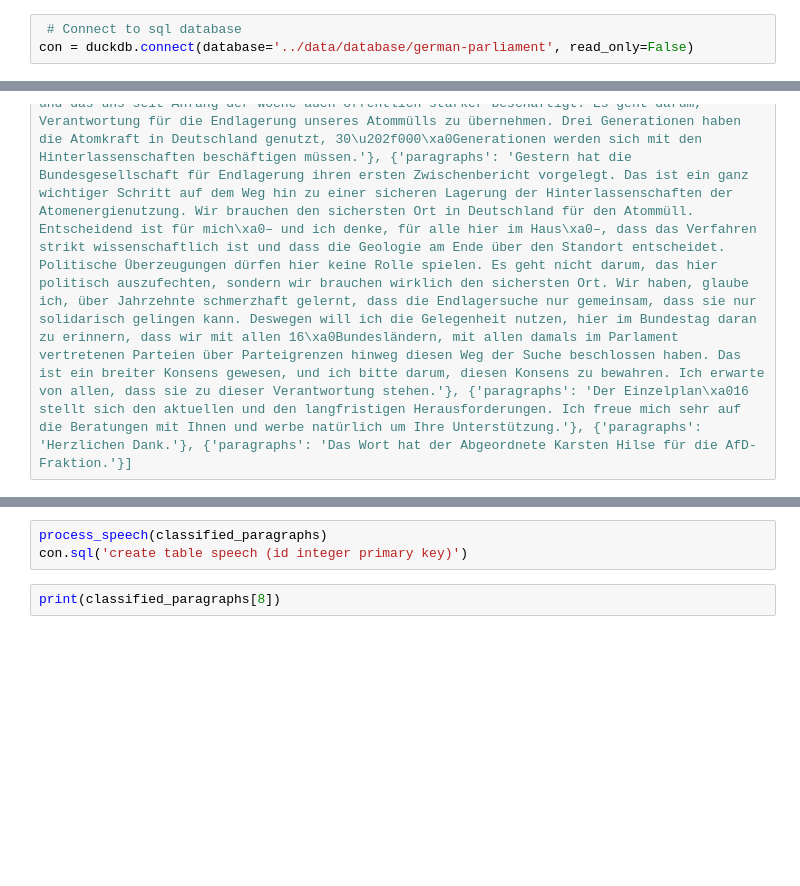
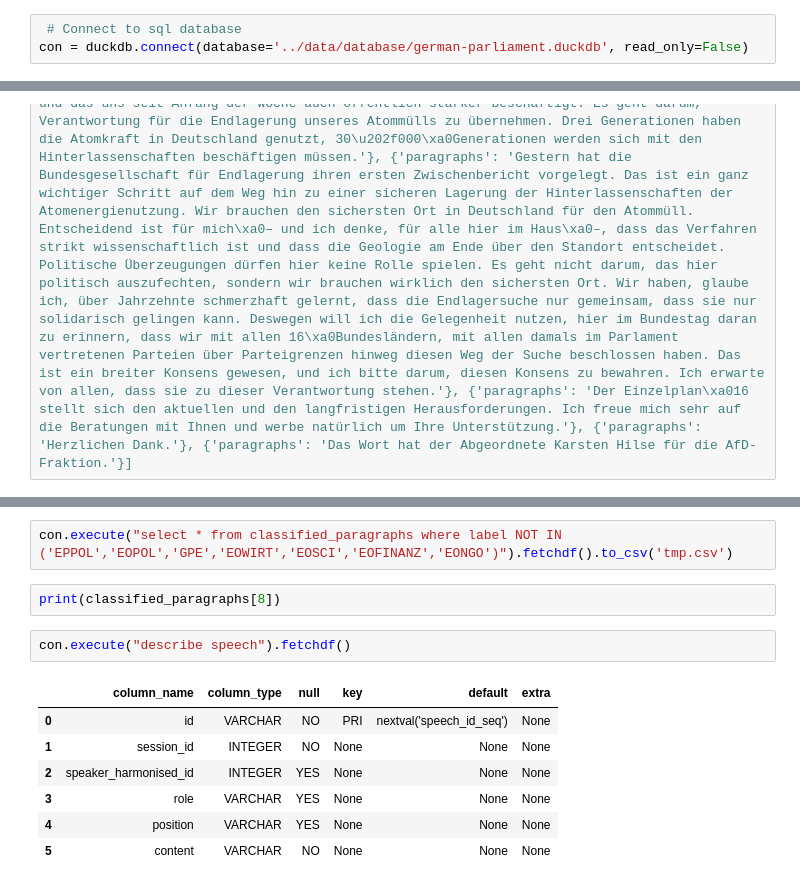
Before and after one commit to MarisLeander/stance-detection-german-llm, a Jupyter notebook: extract-group-mention/extract_group_mention.ipynb, the cells around one changed output, grey strips where cells are left out. Saved outputs shown, nothing was run; the diff lists cells and outputs as text; blank space fills up the shorter version.

```diff
--- a/extract-group-mention/extract_group_mention.ipynb
+++ b/extract-group-mention/extract_group_mention.ipynb
@@ -7,6 +21,6 @@ print("Import successful!!")
 # %%
  # Connect to sql database
-con = duckdb.connect(database='../data/database/german-parliament', read_only=False)
+con = duckdb.connect(database='../data/database/german-parliament.duckdb', read_only=False)
 # %%
 def preprocess_speech(speech:tuple) -> tuple[int, list[str]]:
     # We only need the speech it to later identify the origin speech
@@ -211,5 +239,14 @@ NameError: name 'con' is not defined
 # %%
-process_speech(classified_paragraphs)
-con.sql('create table speech (id integer primary key)')
+con.execute("select * from classified_paragraphs where label NOT IN ('EPPOL','EOPOL','GPE','EOWIRT','EOSCI','EOFINANZ','EONGO')").fetchdf().to_csv('tmp.csv')
 # %%
 print(classified_paragraphs[8])
+# %%
+con.execute("describe speech").fetchdf()
+# %% [output]
+|  | column_name | column_type | null | key | default | extra |
+| 0 | id | VARCHAR | NO | PRI | nextval('speech_id_seq') | None |
+| 1 | session_id | INTEGER | NO | None | None | None |
+| 2 | speaker_harmonised_id | INTEGER | YES | None | None | None |
+| 3 | role | VARCHAR | YES | None | None | None |
+| 4 | position | VARCHAR | YES | None | None | None |
+| 5 | content | VARCHAR | NO | None | None | None |
```
Also changed, not shown: parts of 4 cells of this notebook, 2 other files.
